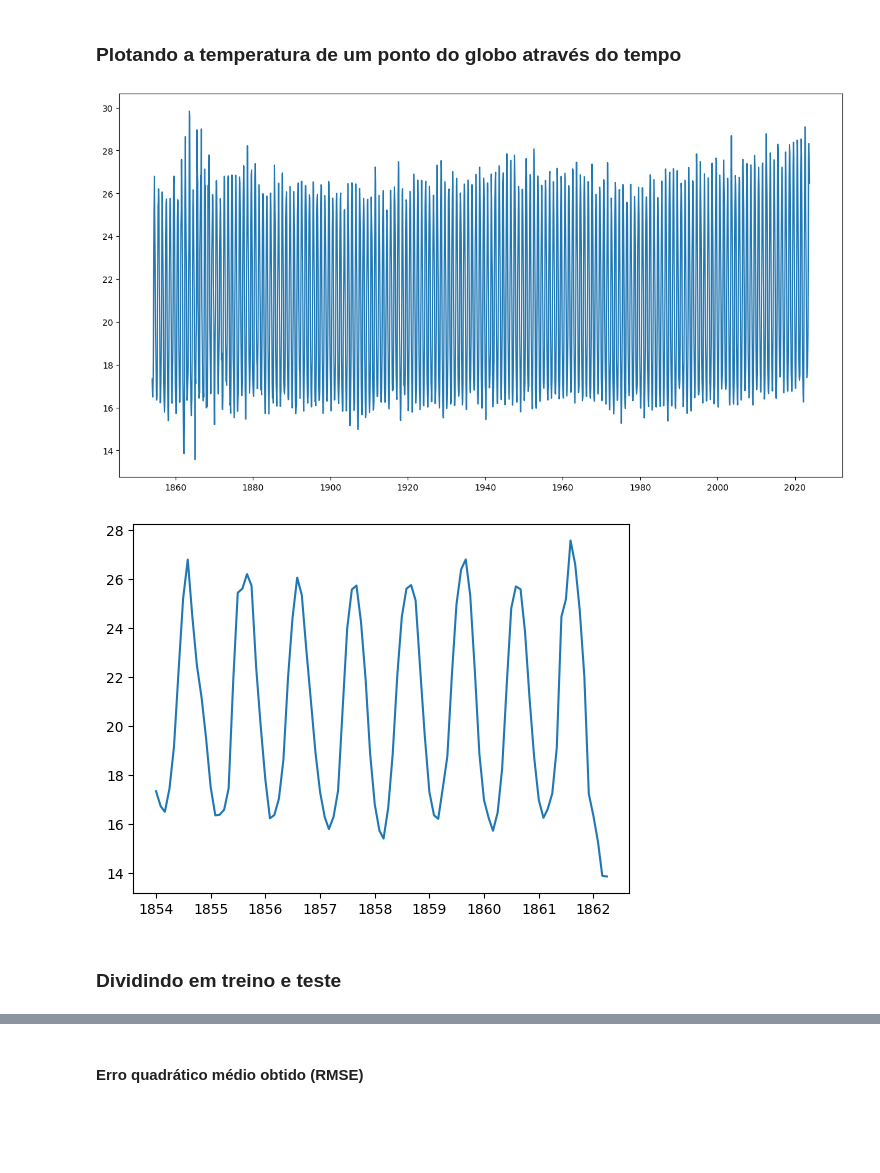
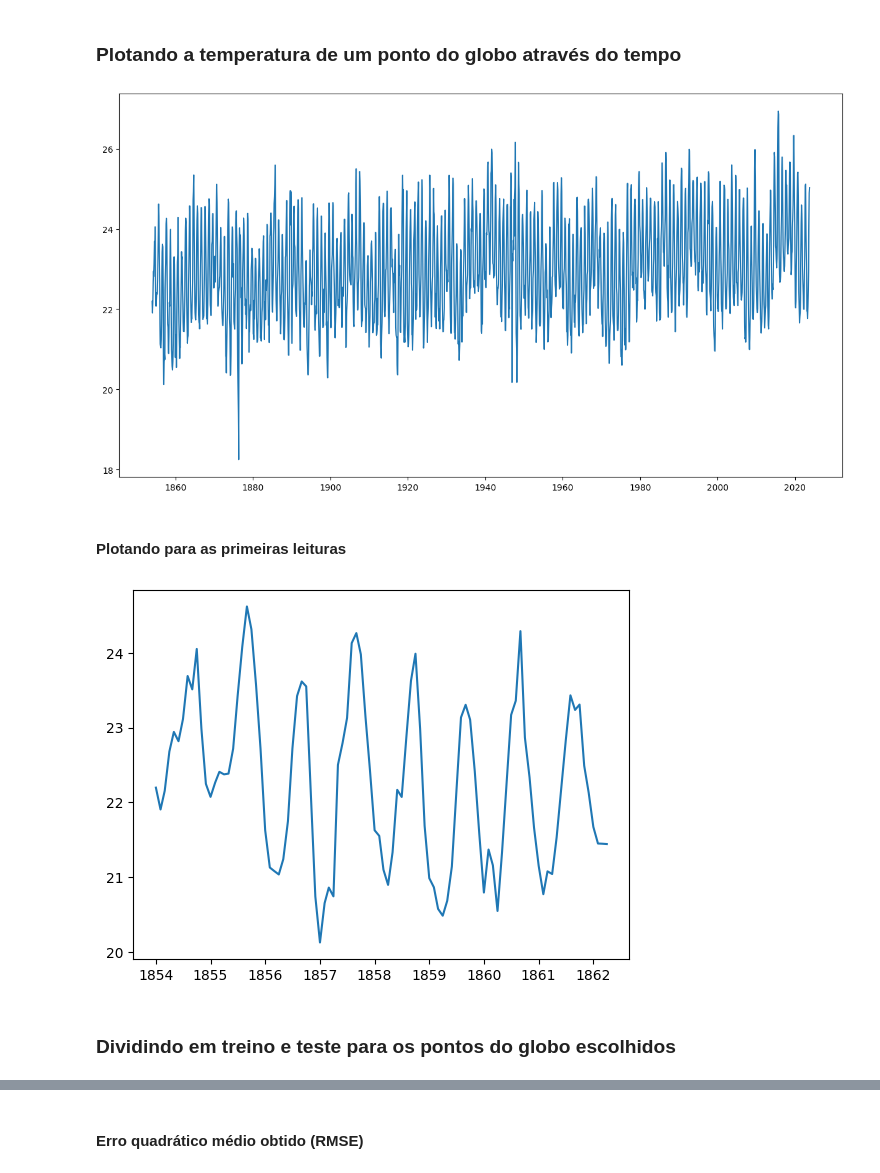
Before and after one commit to matheusvictal/sst-time-series-ml, a Jupyter notebook: source/2_sarima.ipynb, the cells around one changed output, grey strips where cells are left out. Drawn from its saved outputs; the diff is of its cells as text; code cells hidden in the pictures; blank space fills up the shorter version.

Commit message:
ajuste para os pontos definidos e renomeacao de variaveis

```diff
--- a/source/2_sarima.ipynb
+++ b/source/2_sarima.ipynb
@@ -26,7 +31,7 @@ Importing the dtw module. When using in academic works please cite:
 # %% [markdown]
 ### Carrengando o dataset
 # %%
-fp = 'data/sst.mnmean.nc'
+fp = 'dados/sst.mnmean.nc'
 ds = SSTHelper.load_dataset(fp)
 # %%
 df = SSTHelper.load_dataframe(ds)
@@ -39,5 +44,7 @@ df.head()
 | 4 | 88.0 | 0.0 | 1854-03-01 | 0 | 9.969210e+36 | -1.8 |
 | 6 | 88.0 | 0.0 | 1854-04-01 | 0 | 9.969210e+36 | -1.8 |
 | 8 | 88.0 | 0.0 | 1854-05-01 | 0 | 9.969210e+36 | -1.8 |
+# %%
+df['lon'] = df['lon'].copy().apply(SSTHelper.f)
 # %% [markdown]
 ### Pegando as temperaturas de um ponto no globo
@@ -44,7 +67,6 @@ df.head()
 # %%
-p1 = SSTHelper.get_sst_series_default(df, 32.0, 16.0)
-# p1 = SSTHelper.get_sst_series(df, 20.0, -132.0)
-# p2 = SSTHelper.get_sst_series(df, -22, -72)
-# p3 = SSTHelper.get_sst_series(df, 36, 18)
-# p4 = SSTHelper.get_sst_series(df, 0, -22)
-# p5 = SSTHelper.get_sst_series(df, -56, 80)
+p1_enso   = SSTHelper.get_sst_series_default(df, SSTHelper.f(20)  , -132)
+p2_chile  = SSTHelper.get_sst_series_default(df, SSTHelper.f(-22) ,  -72)
+p3_medit  = SSTHelper.get_sst_series_default(df, SSTHelper.f(36)  ,   18)
+p4_atlan  = SSTHelper.get_sst_series_default(df, SSTHelper.f(0)   ,  -22)
+p5_indic  = SSTHelper.get_sst_series_default(df, SSTHelper.f(-56) ,   80)
@@ -61,19 +89,22 @@ p1.head()
 # %% [markdown]
 ### Plotando a temperatura de um ponto do globo através do tempo
 # %%
-index = p1.index.tolist()
+# para toda a séries p1_enso
+index = p1_enso.index.tolist()
 plt.figure(figsize=(15,8))
-plt.plot(index, p1['sst'])
+plt.plot(index, p1_enso['sst'])
 plt.show()
 # %% [output]
-[figure, old version]
+[figure, new version]
+# %% [markdown]
+#### Plotando para as primeiras leituras
 # %%
 #plotando a temperatura do ponto atravéz do tempo para as primeiras 100 leituras
-index = p1.index.tolist()
-plt.plot(index[:100],p1['sst'][:100])
+index = p1_enso.index.tolist()
+plt.plot(index[:100],p1_enso['sst'][:100])
 plt.show()
 # %% [output]
-[figure, old version]
+[figure, new version]
 # %% [markdown]
-### Dividindo em treino e teste
+### Dividindo em treino e teste para os pontos do globo escolhidos
 # %%
```
Also changed, not shown: parts of 33 cells of this notebook.
